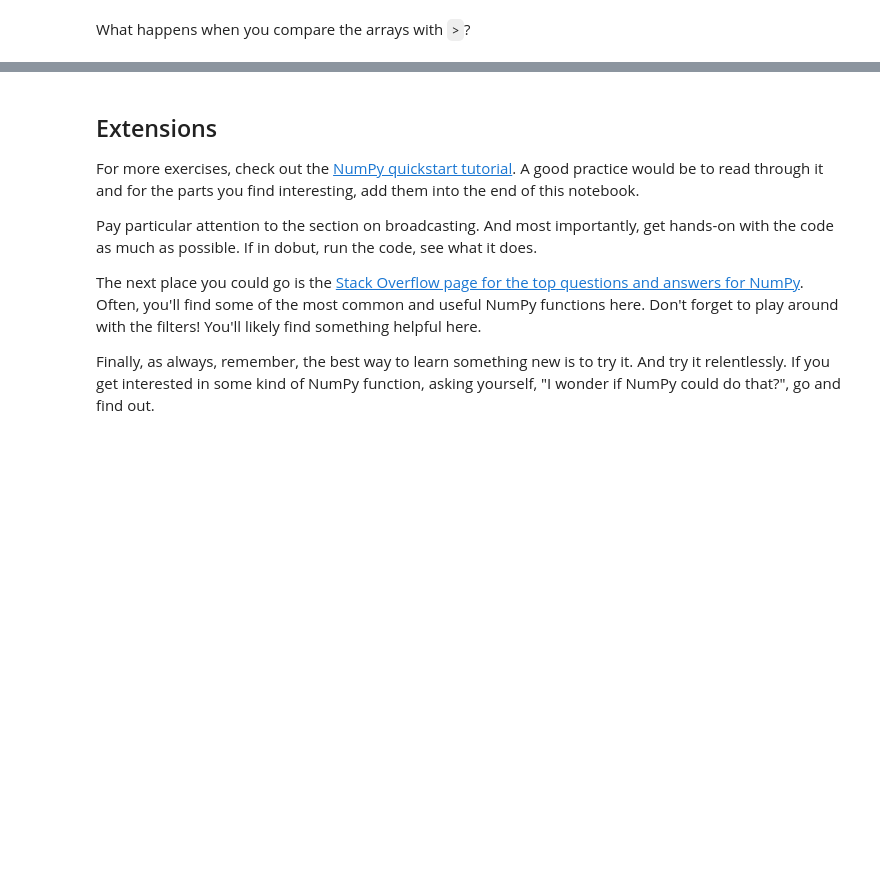
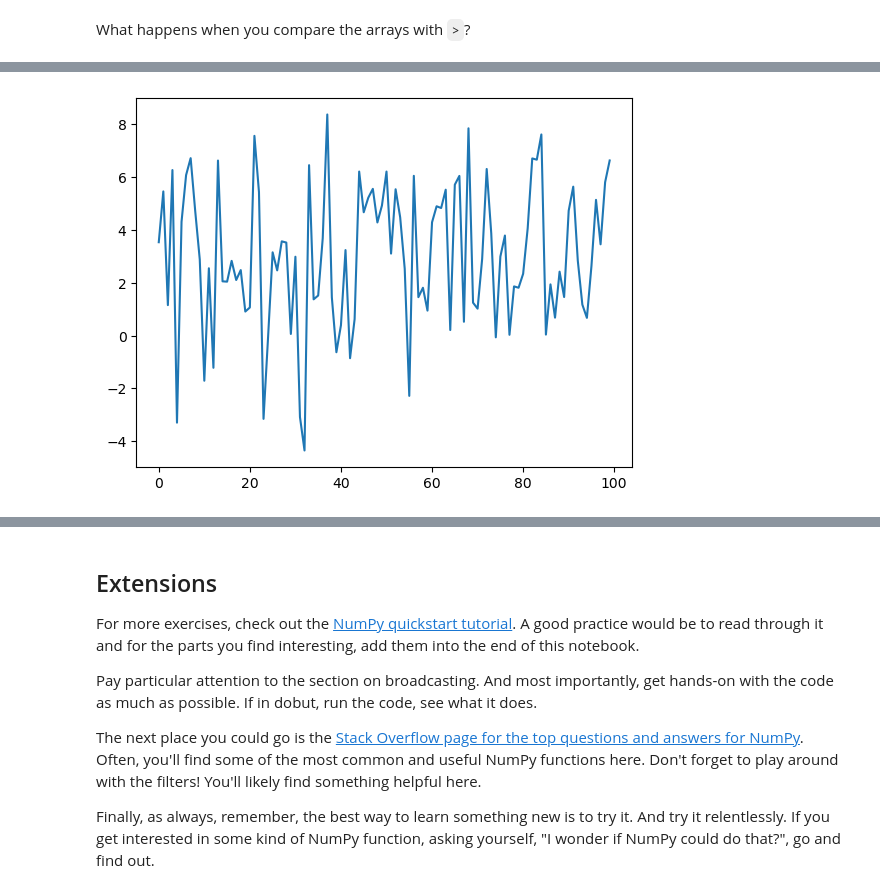
Before and after one commit to sherryuuer/MLANN, a Jupyter notebook: mlztm/section-2-data-science-and-ml-tools/numpy-exercises.ipynb, the cells around one changed output, grey strips where cells are left out. Drawn from its saved outputs; the diff is of its cells as text; code cells hidden in the pictures; blank space fills up the shorter version.

Commit message:
matplotlib

```diff
--- a/mlztm/section-2-data-science-and-ml-tools/numpy-exercises.ipynb
+++ b/mlztm/section-2-data-science-and-ml-tools/numpy-exercises.ipynb
@@ -278,2 +440,4 @@ What happens when you compare the arrays with `>`?
 # %%
 # Create an array of normally distributed random numbers
+a8 = np.random.normal(3, 2.5, size=(100))
+a8
@@ -280,2 +465,8 @@ What happens when you compare the arrays with `>`?
+# %%
+import matplotlib.pyplot as plt
+plt.plot(a8)
+plt.show()
+# %% [output]
+[figure, added]
 # %%
 # Create an array with 10 evenly spaced numbers between 1 and 100
```
Also changed, not shown: parts of 38 cells of this notebook, 2 other files.
